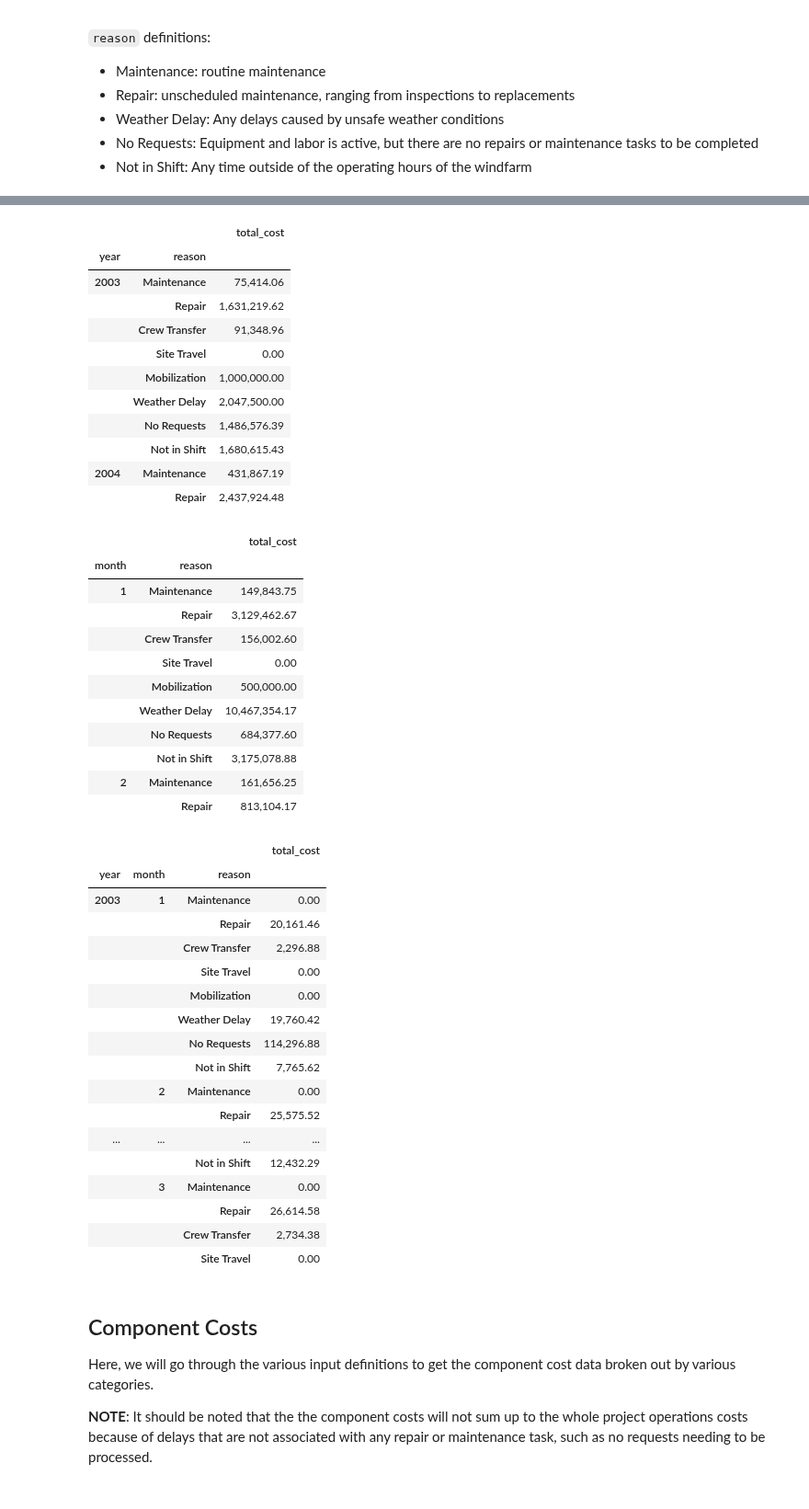
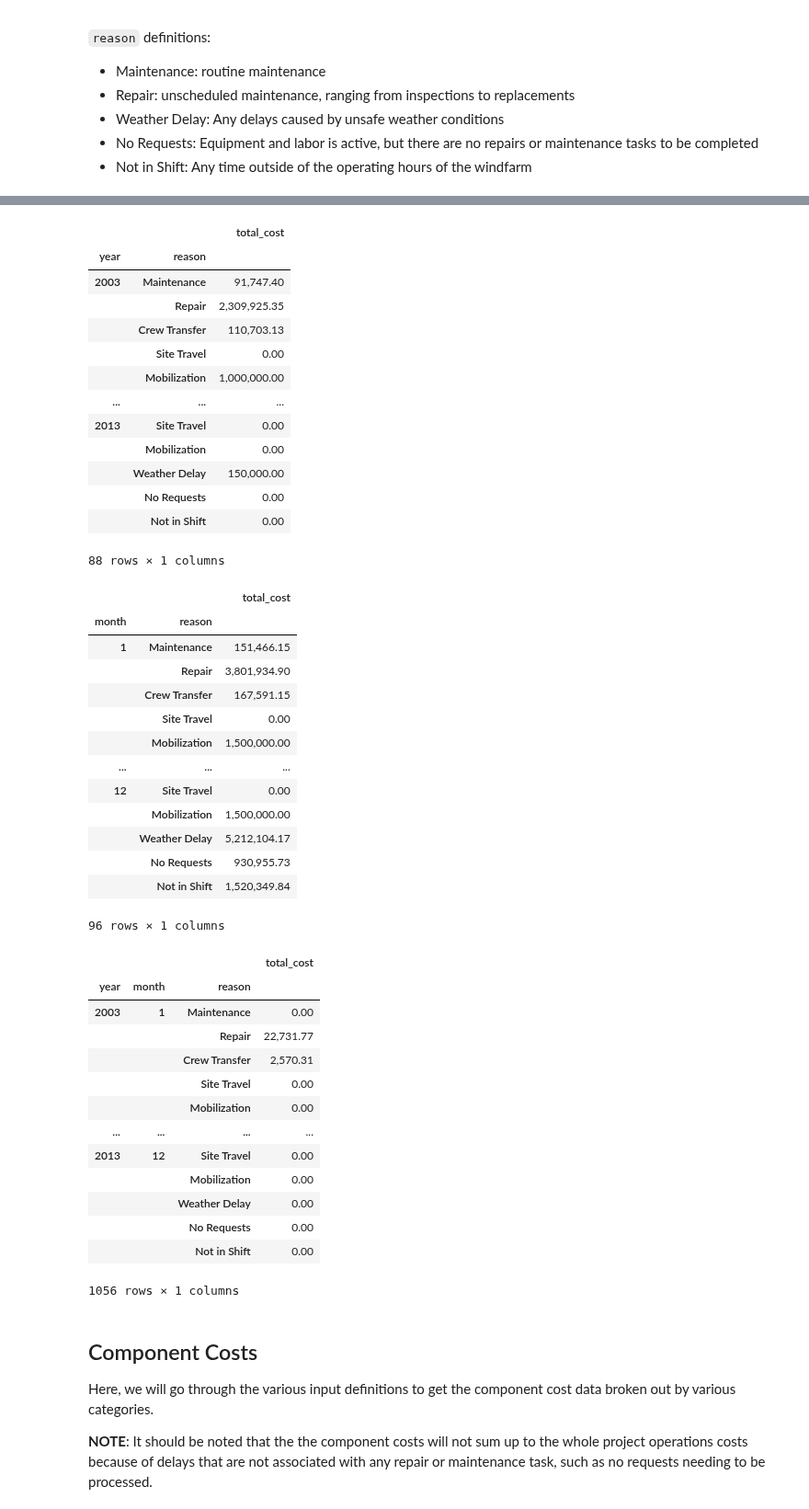
Before and after one commit to WISDEM/WOMBAT, a Jupyter notebook: docs/source/examples/metrics_demonstration.ipynb, the cells around one changed output, grey strips where cells are left out. Shown at 92% size. Drawn from its saved outputs; the diff is of its cells as text; code cells hidden in the pictures.

```diff
--- a/docs/source/examples/metrics_demonstration.ipynb
+++ b/docs/source/examples/metrics_demonstration.ipynb
@@ -11,12 +16,10 @@ import pandas as pd
 
 from wombat.core import Simulation, Metrics
 
-%load_ext autoreload
-%autoreload 2
-
+# Clean up the aesthetics for the pandas outputs
 pd.set_option("display.float_format", '{:,.2f}'.format)
-pd.set_option("display.max_rows", 1000)
-pd.set_option("display.max_columns", 1000)
+pd.set_option("display.max_rows", 30)
+pd.set_option("display.max_columns", 10)
 # %% [markdown]
 ## Table of Contents
 
@@ -656,60 +641,60 @@ metrics.equipment_labor_cost_breakdowns(frequency="project", by_category=True)
 # %%
 # Project annual totals
 # NOTE: This is limited to the first two years
-metrics.equipment_labor_cost_breakdowns(frequency="annual", by_category=False).head(10)
+metrics.equipment_labor_cost_breakdowns(frequency="annual", by_category=False)
 # %% [output]
 |  |  | total_cost |
 | year | reason |  |
-| 2003 | Maintenance | 75,414.06 |
-|  | Repair | 1,631,219.62 |
-|  | Crew Transfer | 91,348.96 |
+| 2003 | Maintenance | 91,747.40 |
+|  | Repair | 2,309,925.35 |
+|  | Crew Transfer | 110,703.13 |
 |  | Site Travel | 0.00 |
 |  | Mobilization | 1,000,000.00 |
-|  | Weather Delay | 2,047,500.00 |
-|  | No Requests | 1,486,576.39 |
-|  | Not in Shift | 1,680,615.43 |
-| 2004 | Maintenance | 431,867.19 |
-|  | Repair | 2,437,924.48 |
+| ... | ... | ... |
+| 2013 | Site Travel | 0.00 |
+|  | Mobilization | 0.00 |
+|  | Weather Delay | 150,000.00 |
+|  | No Requests | 0.00 |
+|  | Not in Shift | 0.00 |
+88 rows × 1 columns
 # %%
 # Project monthly totals
 # NOTE: This is limited to the first two years
-metrics.equipment_labor_cost_breakdowns(frequency="monthly", by_category=False).head(10)
+metrics.equipment_labor_cost_breakdowns(frequency="monthly", by_category=False)
 # %% [output]
 |  |  | total_cost |
 | month | reason |  |
-| 1 | Maintenance | 149,843.75 |
-|  | Repair | 3,129,462.67 |
-|  | Crew Transfer | 156,002.60 |
+| 1 | Maintenance | 151,466.15 |
+|  | Repair | 3,801,934.90 |
+|  | Crew Transfer | 167,591.15 |
 |  | Site Travel | 0.00 |
-|  | Mobilization | 500,000.00 |
-|  | Weather Delay | 10,467,354.17 |
-|  | No Requests | 684,377.60 |
-|  | Not in Shift | 3,175,078.88 |
-| 2 | Maintenance | 161,656.25 |
-|  | Repair | 813,104.17 |
+|  | Mobilization | 1,500,000.00 |
+| ... | ... | ... |
+| 12 | Site Travel | 0.00 |
+|  | Mobilization | 1,500,000.00 |
+|  | Weather Delay | 5,212,104.17 |
+|  | No Requests | 930,955.73 |
+|  | Not in Shift | 1,520,349.84 |
+96 rows × 1 columns
 # %%
 # Project month-by-year totals
 # NOTE: This is limited to the first two years
-metrics.equipment_labor_cost_breakdowns(frequency="month-year", by_category=False).head(20)
+metrics.equipment_labor_cost_breakdowns(frequency="month-year", by_category=False)
 # %% [output]
 |  |  |  | total_cost |
 | year | month | reason |  |
 | 2003 | 1 | Maintenance | 0.00 |
-|  |  | Repair | 20,161.46 |
-|  |  | Crew Transfer | 2,296.88 |
+|  |  | Repair | 22,731.77 |
+|  |  | Crew Transfer | 2,570.31 |
 |  |  | Site Travel | 0.00 |
 |  |  | Mobilization | 0.00 |
-|  |  | Weather Delay | 19,760.42 |
-|  |  | No Requests | 114,296.88 |
-|  |  | Not in Shift | 7,765.62 |
-|  | 2 | Maintenance | 0.00 |
-|  |  | Repair | 25,575.52 |
 | ... | ... | ... | ... |
-|  |  | Not in Shift | 12,432.29 |
-|  | 3 | Maintenance | 0.00 |
-|  |  | Repair | 26,614.58 |
-|  |  | Crew Transfer | 2,734.38 |
-|  |  | Site Travel | 0.00 |
+| 2013 | 12 | Site Travel | 0.00 |
+|  |  | Mobilization | 0.00 |
+|  |  | Weather Delay | 0.00 |
+|  |  | No Requests | 0.00 |
+|  |  | Not in Shift | 0.00 |
+1056 rows × 1 columns
 # %% [markdown]
 <a id="component-costs"></a>
 ## Component Costs
```
Also changed, not shown: parts of 49 cells of this notebook, 22 other files.
